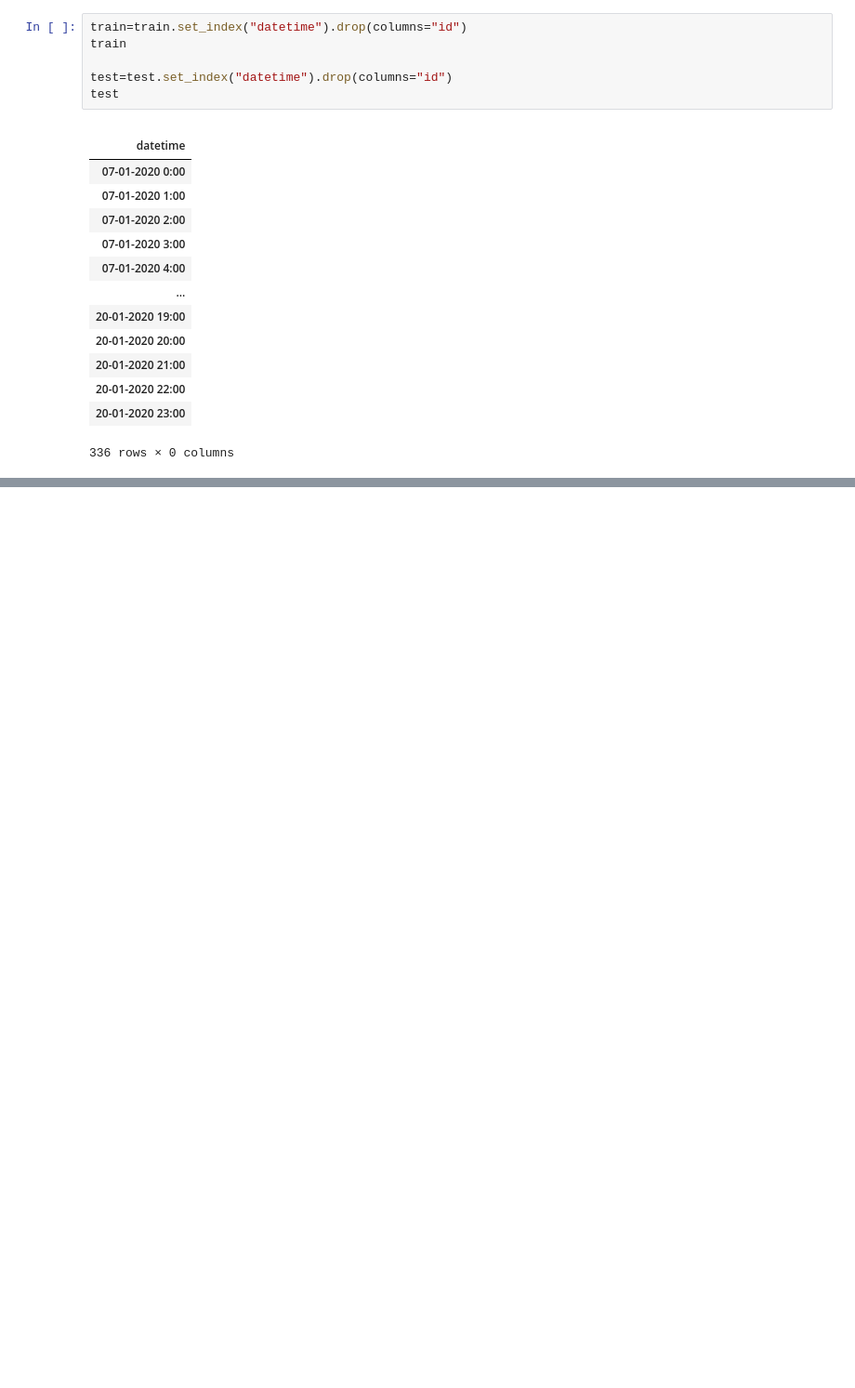
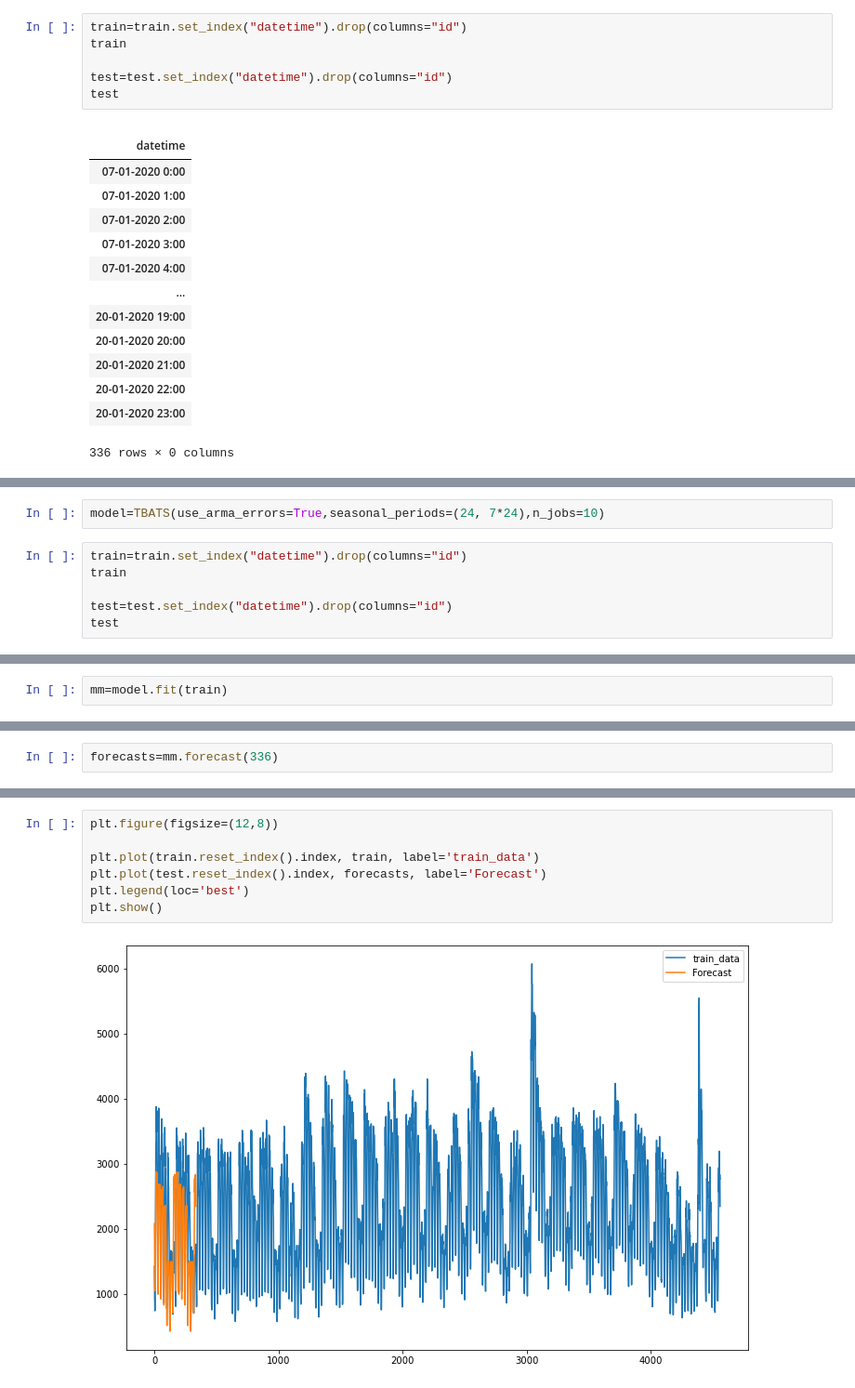
Before and after one commit to iasarthak/AV-Bootcamp-TS-Hackathon, a Jupyter notebook: Seasonality.ipynb, the cells around one changed output, grey strips where cells are left out. Shown at 93% size. Cells and saved outputs as stored; diff of their text form; blank space fills up the shorter version.

```diff
--- a/Seasonality.ipynb
+++ b/Seasonality.ipynb
@@ -1001,0 +1093,8 @@ model.fit(train)
+# %%
+model=TBATS(use_arma_errors=True,seasonal_periods=(24, 7*24),n_jobs=10)
+# %%
+train=train.set_index("datetime").drop(columns="id")
+train
+
+test=test.set_index("datetime").drop(columns="id")
+test
@@ -1001,0 +1103,2 @@ model.fit(train)
+# %%
+mm=model.fit(train)
@@ -1001,0 +1109,2 @@ model.fit(train)
+# %%
+forecasts=mm.forecast(336)
@@ -1001,0 +1154,9 @@ model.fit(train)
+# %%
+plt.figure(figsize=(12,8))
+
+plt.plot(train.reset_index().index, train, label='train_data')
+plt.plot(test.reset_index().index, forecasts, label='Forecast')
+plt.legend(loc='best')
+plt.show()
+# %% [output]
+[figure, added]
```
Also changed, not shown: parts of 19 cells of this notebook.
